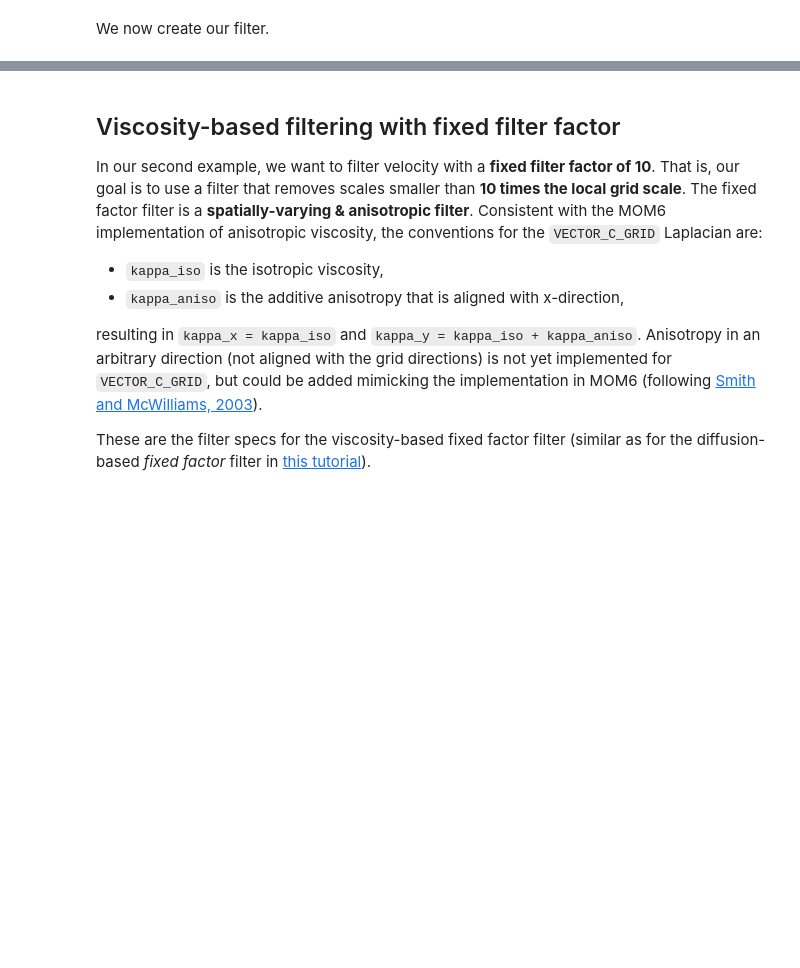
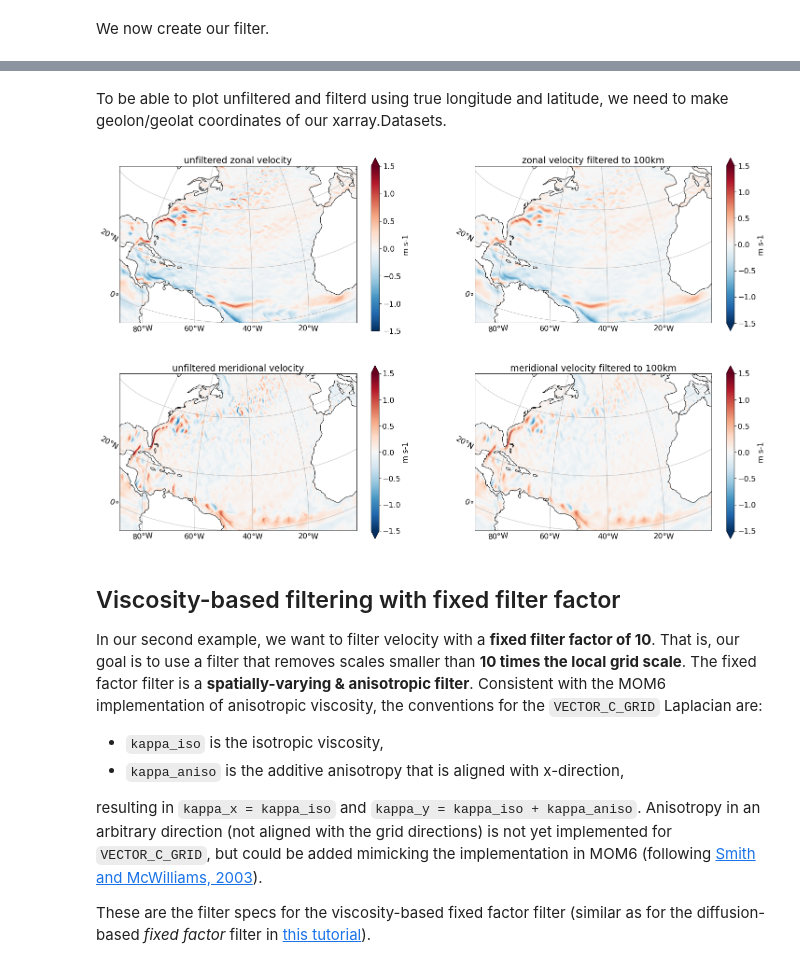
Before and after one commit to ocean-eddy-cpt/gcm-filters, a Jupyter notebook: docs/tutorial_vector_laplacian.ipynb, the cells around one changed output, grey strips where cells are left out. Saved outputs shown, nothing was run; the diff lists cells and outputs as text; code cells hidden in the pictures; blank space fills up the shorter version.

```diff
--- a/docs/tutorial_vector_laplacian.ipynb
+++ b/docs/tutorial_vector_laplacian.ipynb
@@ -459,2 +241,2 @@ We now filter our velocity vector field lazily. In contrast to the diffusion-bas
 # %%
-(u_filtered_200km, v_filtered_200km) = filter_visc_200km.apply_to_vector(ds_tmp['u'], ds_tmp['v'], dims=['yh', 'xh'])
+(u_filtered, v_filtered) = filter_visc_100km.apply_to_vector(ds_tmp.u, ds_tmp.v, dims=['yh', 'xh'])
@@ -615,0 +253,7 @@ axs[1].set(title='(unfiltered - filtered) v', xlabel='Longitude', ylabel='Latitu
+# %%
+import matplotlib.pyplot as plt
+import matplotlib.pylab as pylab
+params = {'font.size': 16}
+pylab.rcParams.update(params)
+import matplotlib.ticker as mticker
+import cartopy.crs as ccrs
@@ -616,3 +270,54 @@ axs[1].set(title='(unfiltered - filtered) v', xlabel='Longitude', ylabel='Latitu
+# %% [markdown]
+To be able to plot unfiltered and filterd using true longitude and latitude, we need to make geolon/geolat coordinates of our xarray.Datasets.
+# %%
+u = ds['SSU'].isel(time=0).where(ds_static.wet_u).assign_coords({'geolat': ds_static['geolat_u'], 'geolon': ds_static['geolon_u']})
+v = ds['SSV'].isel(time=0).where(ds_static.wet_v).assign_coords({'geolat': ds_static['geolat_v'], 'geolon': ds_static['geolon_v']})
+# %%
+u_filtered = u_filtered.where(ds_static.wet_u).assign_coords({'geolat': ds_static['geolat_u'], 'geolon': ds_static['geolon_u']})
+v_filtered = v_filtered.where(ds_static.wet_v).assign_coords({'geolat': ds_static['geolat_v'], 'geolon': ds_static['geolon_v']})
+# %%
+vmax = 1.5
+central_lon = -45
+central_lat = 30
+
+fig,axs = plt.subplots(2,2,figsize=(25,15),subplot_kw={'projection':ccrs.Orthographic(central_lon, central_lat)})
+
+u.plot(
+    ax=axs[0,0], x='geolon', y='geolat', vmin=-vmax, vmax=vmax,
+    cmap='RdBu_r', cbar_kwargs={'label': 'm s-1'},
+    transform=ccrs.PlateCarree()
+)
+v.plot(
+    ax=axs[1,0], x='geolon', y='geolat', vmin=-vmax, vmax=vmax,
+    cmap='RdBu_r', cbar_kwargs={'label': 'm s-1'},
+    transform=ccrs.PlateCarree()
+)
+u_filtered.plot(
+    ax=axs[0,1], x='geolon', y='geolat', vmin=-vmax, vmax=vmax,
+    cmap='RdBu_r', cbar_kwargs={'label': 'm s-1'},
+    transform=ccrs.PlateCarree()
+)
+v_filtered.plot(
+    ax=axs[1,1], x='geolon', y='geolat', vmin=-vmax, vmax=vmax,
+    cmap='RdBu_r', cbar_kwargs={'label': 'm s-1'},
+    transform=ccrs.PlateCarree()
+)
+
+axs[0,0].set(title='unfiltered zonal velocity')
+axs[0,1].set(title='zonal velocity filtered to 100km')
+axs[1,0].set(title='unfiltered meridional velocity')
+axs[1,1].set(title='meridional velocity filtered to 100km')
+
+for ax in axs.flatten():
+    ax.coastlines()
+    ax.set_extent([-90, 0, 0, 50], crs=ccrs.PlateCarree())
+    gl = ax.gridlines(draw_labels=True)
+    gl.xlocator = mticker.FixedLocator([-80,-60,-40,-20])
+    gl.ylocator = mticker.FixedLocator([0,20,40,60])
+    gl.top_labels = False
+    gl.right_labels = False
+# %% [output]
+[figure, added]
 # %% [markdown]
 ## Viscosity-based filtering with fixed filter factor
 
```
Also changed, not shown: parts of 80 cells of this notebook.
